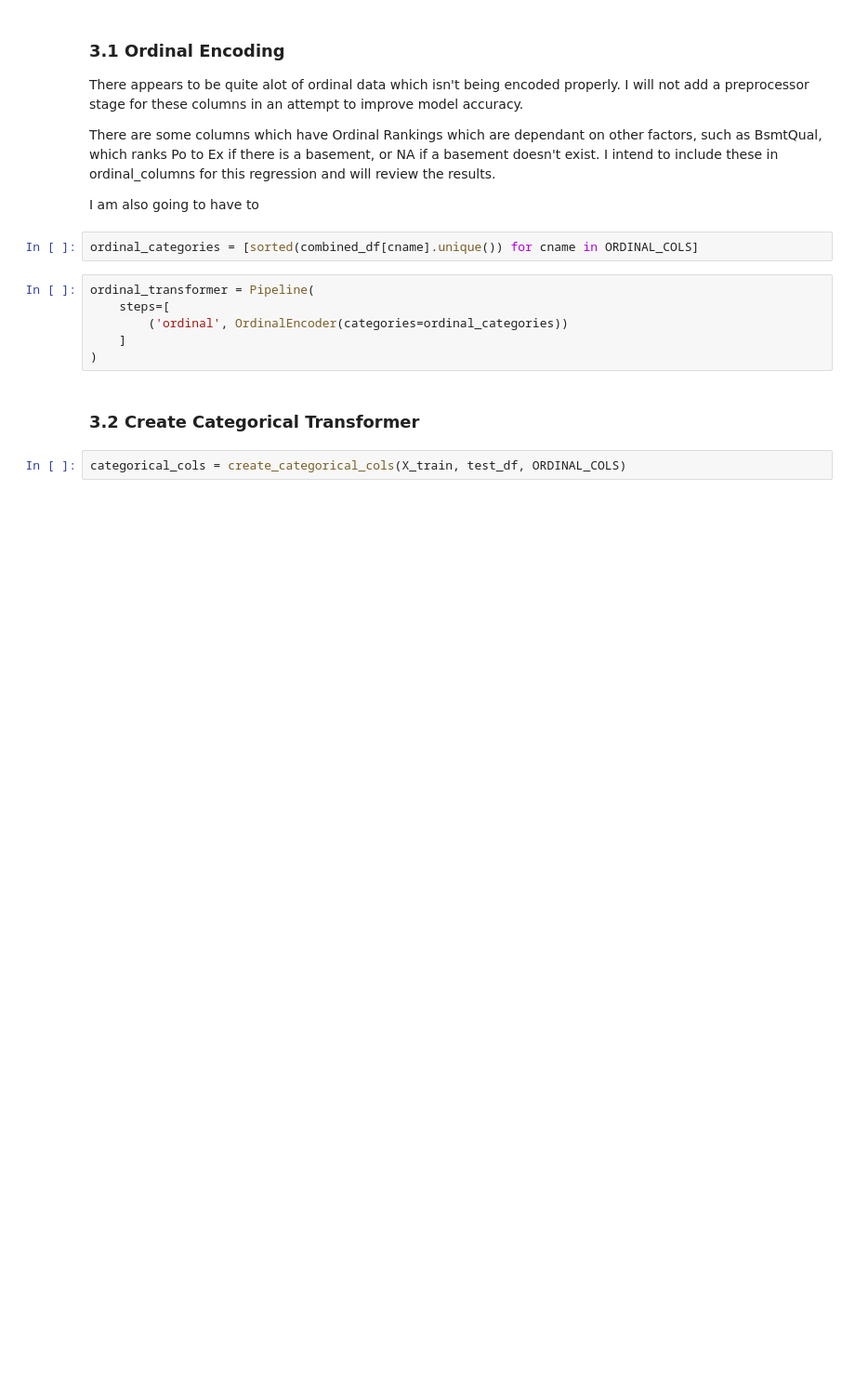
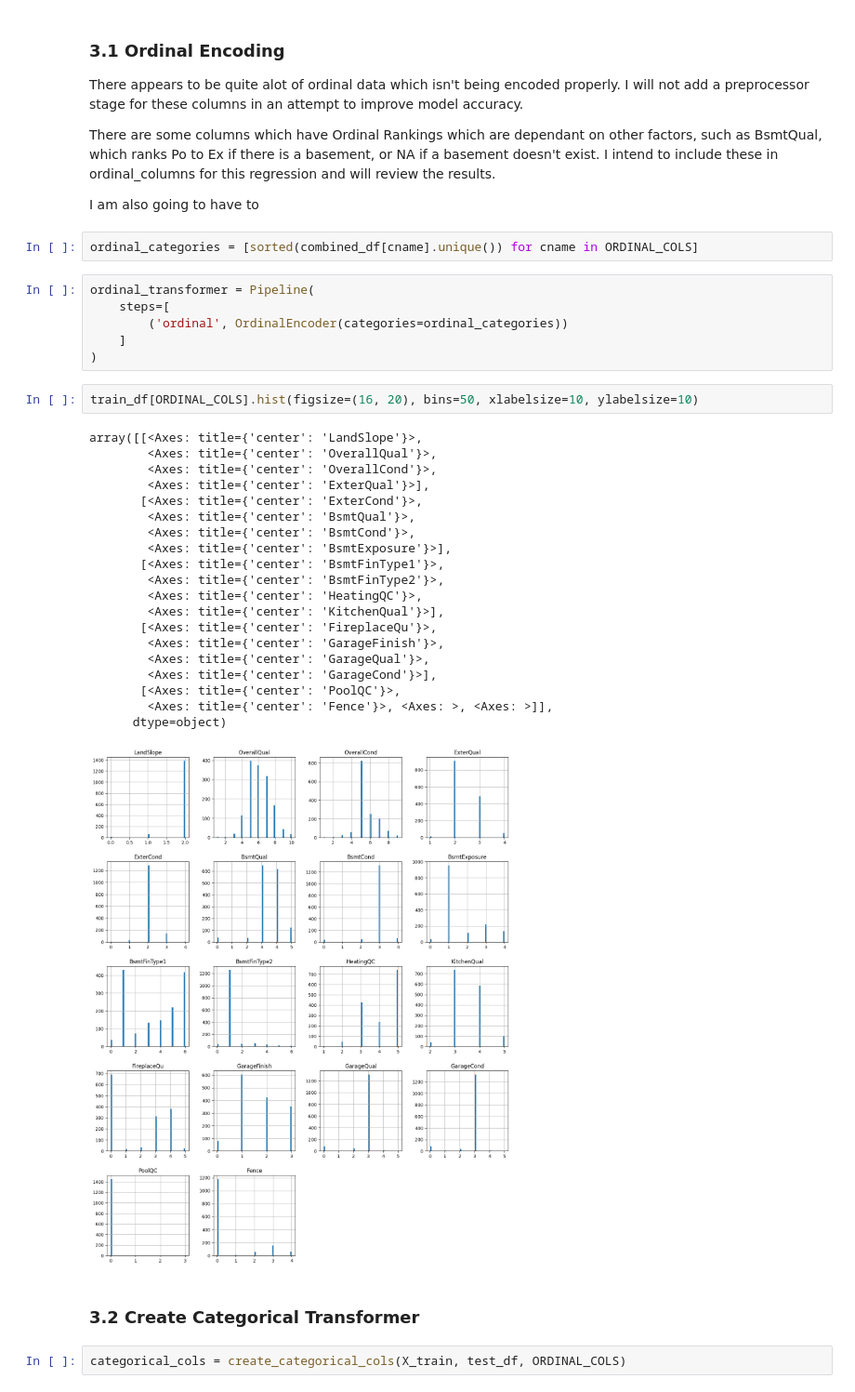
Before and after one commit to Mark-Barbaric/Kaggle, a Jupyter notebook: housing/housing_workbook_v1.ipynb, the cells around one changed output. Shown at 93% size. Cells and saved outputs as stored; diff of their text form; blank space fills up the shorter version.

```diff
--- a/housing/housing_workbook_v1.ipynb
+++ b/housing/housing_workbook_v1.ipynb
@@ -503,6 +503,29 @@ ordinal_transformer = Pipeline(
         ('ordinal', OrdinalEncoder(categories=ordinal_categories))
     ]
 )
+# %%
+train_df[ORDINAL_COLS].hist(figsize=(16, 20), bins=50, xlabelsize=10, ylabelsize=10)
+# %% [output]
+array([[<Axes: title={'center': 'LandSlope'}>,
+        <Axes: title={'center': 'OverallQual'}>,
+        <Axes: title={'center': 'OverallCond'}>,
+        <Axes: title={'center': 'ExterQual'}>],
+       [<Axes: title={'center': 'ExterCond'}>,
+        <Axes: title={'center': 'BsmtQual'}>,
+        <Axes: title={'center': 'BsmtCond'}>,
+        <Axes: title={'center': 'BsmtExposure'}>],
+       [<Axes: title={'center': 'BsmtFinType1'}>,
+        <Axes: title={'center': 'BsmtFinType2'}>,
+        <Axes: title={'center': 'HeatingQC'}>,
+        <Axes: title={'center': 'KitchenQual'}>],
+       [<Axes: title={'center': 'FireplaceQu'}>,
+        <Axes: title={'center': 'GarageFinish'}>,
+        <Axes: title={'center': 'GarageQual'}>,
+        <Axes: title={'center': 'GarageCond'}>],
+       [<Axes: title={'center': 'PoolQC'}>,
+        <Axes: title={'center': 'Fence'}>, <Axes: >, <Axes: >]],
+      dtype=object)
+[figure, added]
 # %% [markdown]
 ### 3.2 Create Categorical Transformer
 # %%
```
Also changed, not shown: parts of 9 cells of this notebook, 1 other file.
